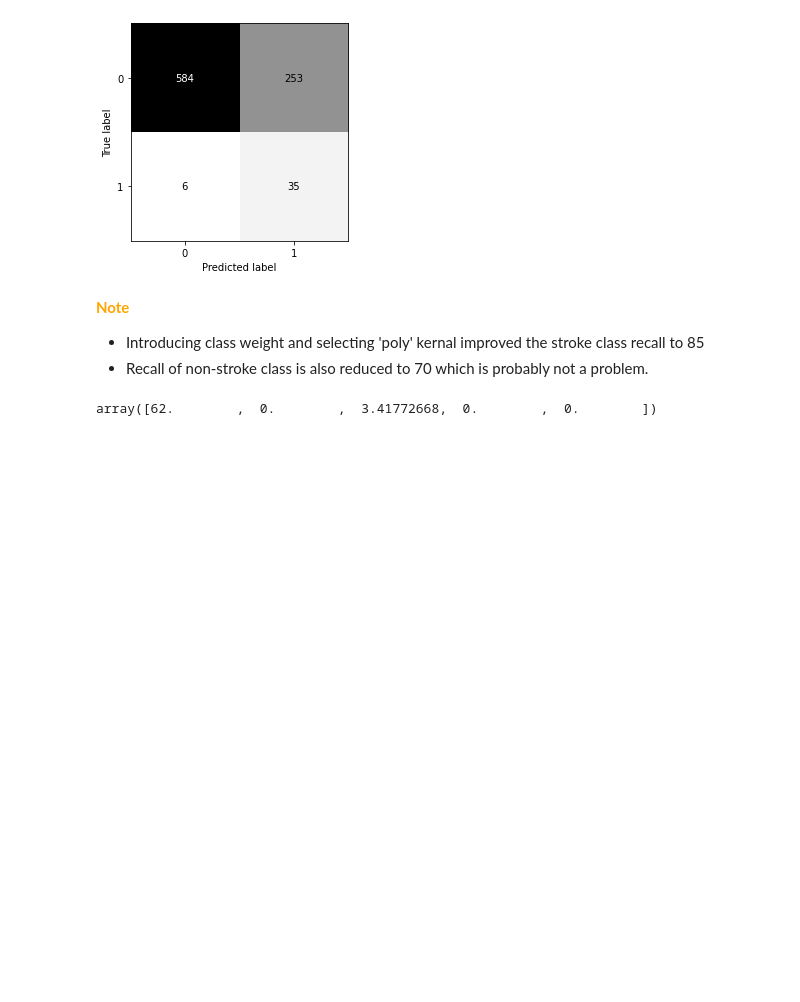
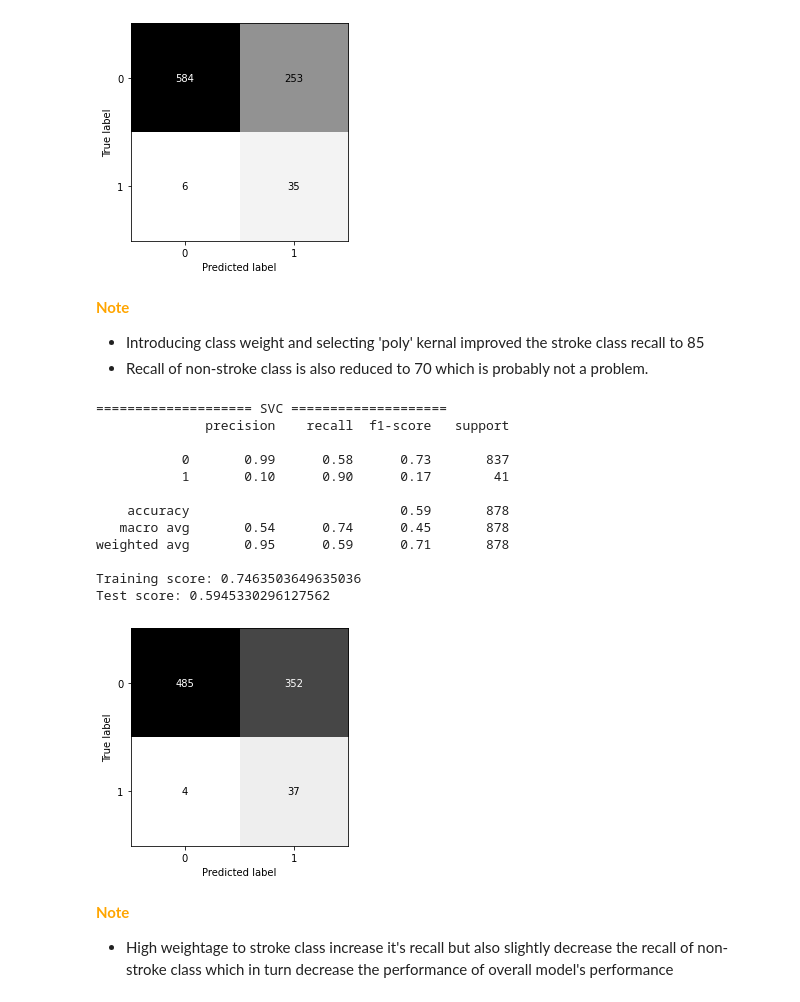
Before and after one commit to aman4004/Stroke-Prediction, a Jupyter notebook: optimization.ipynb, the cells around one changed output. Cells and saved outputs as stored; diff of their text form; code cells hidden in the pictures; blank space fills up the shorter version.

Commit message:
tested svm model with kfold

```diff
--- a/optimization.ipynb
+++ b/optimization.ipynb
@@ -444,7 +447,24 @@ Test score: 0.7050113895216401
 <font color='orange'>**Note**</font>
 * Introducing class weight and selecting 'poly' kernal improved the stroke class recall to 85
 * Recall of non-stroke class is also reduced to 70 which is probably not a problem.
-# %%
-x_test_ig.values[0]
-# %% [output]
-array([62.        ,  0.        ,  3.41772668,  0.        ,  0.        ])
+# %%
+# increase stroke class weightage to 65
+parms = dict(class_weight={0:35, 1:65}, kernel='poly', )
+models(x_train_ig, x_test_ig, y_train_ig, y_test_ig, parms=parms, predictor=3, cm=True)
+# %% [output]
+==================== SVC ====================
+              precision    recall  f1-score   support
+
+           0       0.99      0.58      0.73       837
+           1       0.10      0.90      0.17        41
+
+    accuracy                           0.59       878
+   macro avg       0.54      0.74      0.45       878
+weighted avg       0.95      0.59      0.71       878
+
+Training score: 0.7463503649635036
+Test score: 0.5945330296127562
+[figure, added]
+# %% [markdown]
+<font color='orange'>**Note**</font>
+* High weightage to stroke class increase it's recall but also slightly decrease the recall of non-stroke class which in turn decrease the performance of overall model's performance
```
Also changed, not shown: parts of 6 cells of this notebook.
